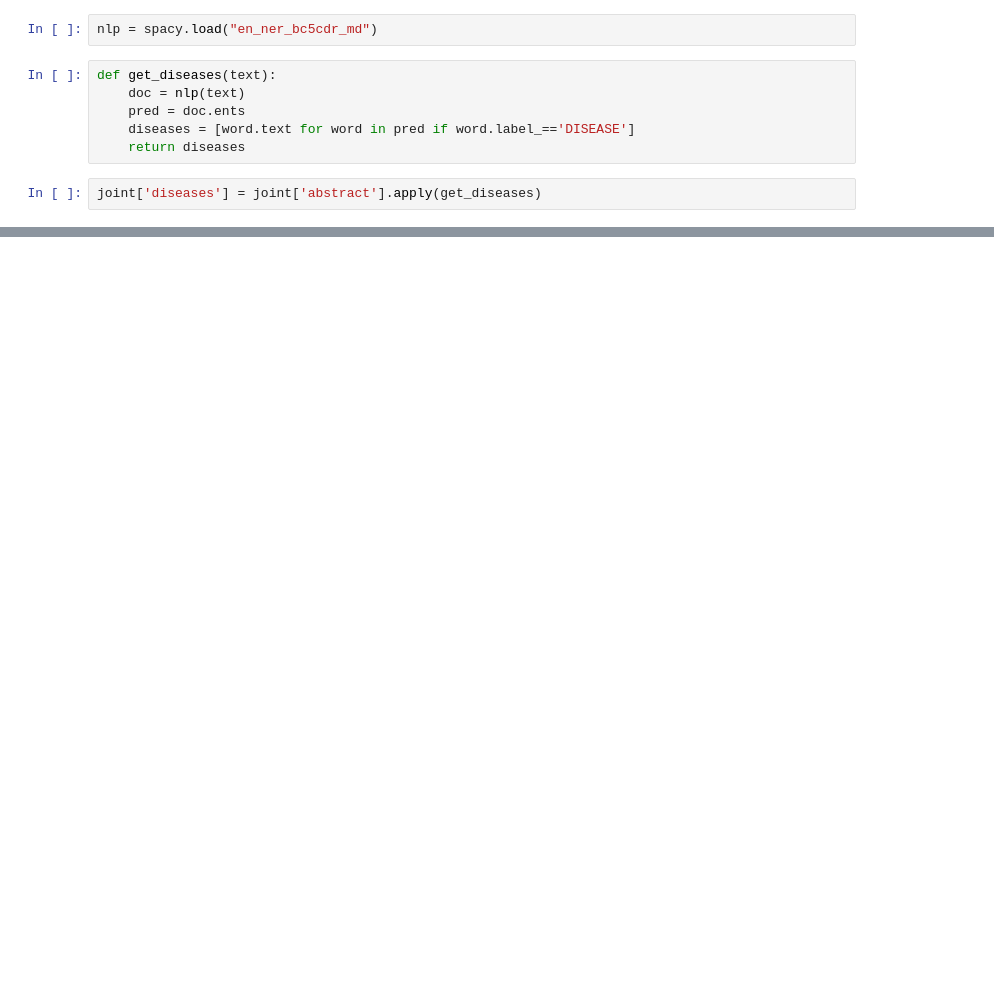
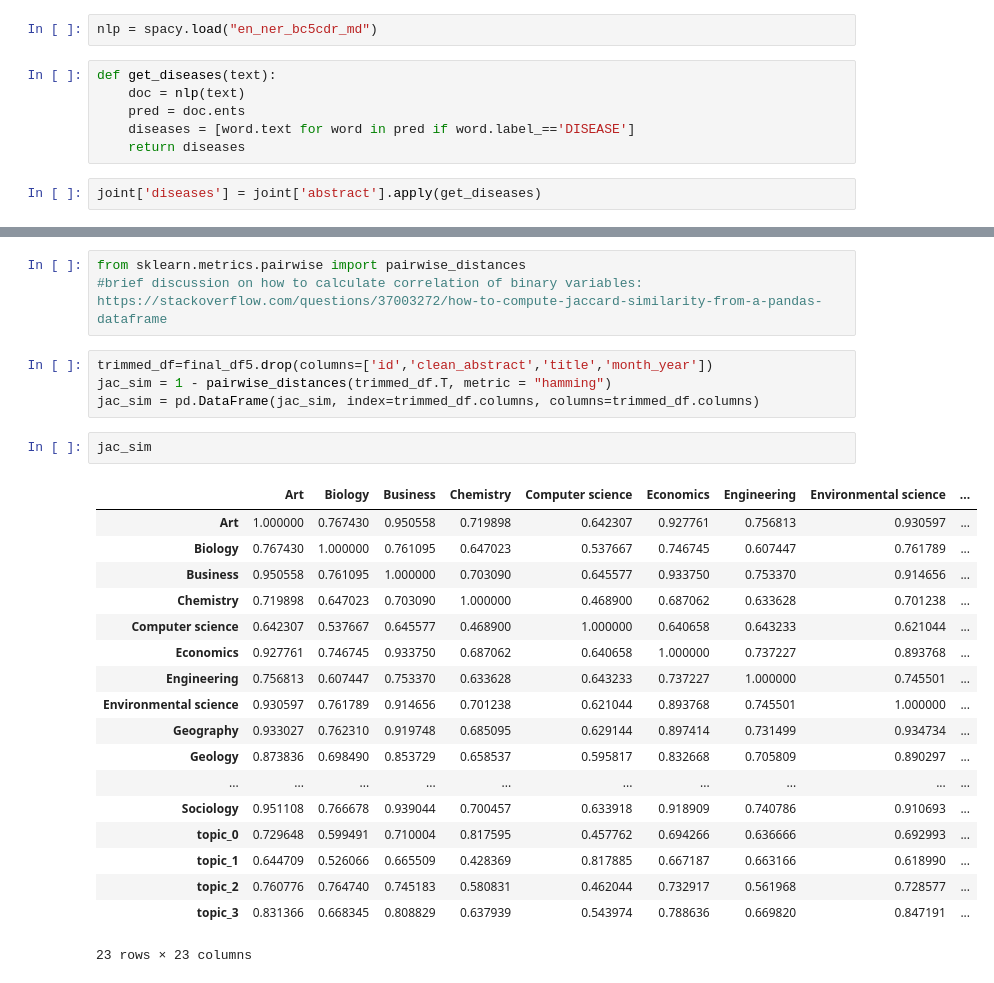
Before and after one commit to bertagrim/grenoble4research, a Jupyter notebook: grenoble4research.ipynb, the cells around one changed output, grey strips where cells are left out. Saved outputs shown, nothing was run; the diff lists cells and outputs as text; blank space fills up the shorter version.

```diff
--- a/grenoble4research.ipynb
+++ b/grenoble4research.ipynb
@@ -960,0 +1096,28 @@ memory usage: 2.2+ MB
+# %%
+from sklearn.metrics.pairwise import pairwise_distances
+#brief discussion on how to calculate correlation of binary variables: https://stackoverflow.com/questions/37003272/how-to-compute-jaccard-similarity-from-a-pandas-dataframe
+# %%
+trimmed_df=final_df5.drop(columns=['id','clean_abstract','title','month_year'])
+jac_sim = 1 - pairwise_distances(trimmed_df.T, metric = "hamming")
+jac_sim = pd.DataFrame(jac_sim, index=trimmed_df.columns, columns=trimmed_df.columns)
+# %%
+jac_sim
+# %% [output]
+|  | Art | Biology | Business | Chemistry | Computer science | Economics | Engineering | Environmental science | ... |
+| Art | 1.000000 | 0.767430 | 0.950558 | 0.719898 | 0.642307 | 0.927761 | 0.756813 | 0.930597 | ... |
+| Biology | 0.767430 | 1.000000 | 0.761095 | 0.647023 | 0.537667 | 0.746745 | 0.607447 | 0.761789 | ... |
+| Business | 0.950558 | 0.761095 | 1.000000 | 0.703090 | 0.645577 | 0.933750 | 0.753370 | 0.914656 | ... |
+| Chemistry | 0.719898 | 0.647023 | 0.703090 | 1.000000 | 0.468900 | 0.687062 | 0.633628 | 0.701238 | ... |
+| Computer science | 0.642307 | 0.537667 | 0.645577 | 0.468900 | 1.000000 | 0.640658 | 0.643233 | 0.621044 | ... |
+| Economics | 0.927761 | 0.746745 | 0.933750 | 0.687062 | 0.640658 | 1.000000 | 0.737227 | 0.893768 | ... |
+| Engineering | 0.756813 | 0.607447 | 0.753370 | 0.633628 | 0.643233 | 0.737227 | 1.000000 | 0.745501 | ... |
+| Environmental science | 0.930597 | 0.761789 | 0.914656 | 0.701238 | 0.621044 | 0.893768 | 0.745501 | 1.000000 | ... |
+| Geography | 0.933027 | 0.762310 | 0.919748 | 0.685095 | 0.629144 | 0.897414 | 0.731499 | 0.934734 | ... |
+| Geology | 0.873836 | 0.698490 | 0.853729 | 0.658537 | 0.595817 | 0.832668 | 0.705809 | 0.890297 | ... |
+| ... | ... | ... | ... | ... | ... | ... | ... | ... | ... |
+| Sociology | 0.951108 | 0.766678 | 0.939044 | 0.700457 | 0.633918 | 0.918909 | 0.740786 | 0.910693 | ... |
+| topic_0 | 0.729648 | 0.599491 | 0.710004 | 0.817595 | 0.457762 | 0.694266 | 0.636666 | 0.692993 | ... |
+| topic_1 | 0.644709 | 0.526066 | 0.665509 | 0.428369 | 0.817885 | 0.667187 | 0.663166 | 0.618990 | ... |
+| topic_2 | 0.760776 | 0.764740 | 0.745183 | 0.580831 | 0.462044 | 0.732917 | 0.561968 | 0.728577 | ... |
+| topic_3 | 0.831366 | 0.668345 | 0.808829 | 0.637939 | 0.543974 | 0.788636 | 0.669820 | 0.847191 | ... |
+23 rows × 23 columns
```
Also changed, not shown: parts of 105 cells of this notebook.
